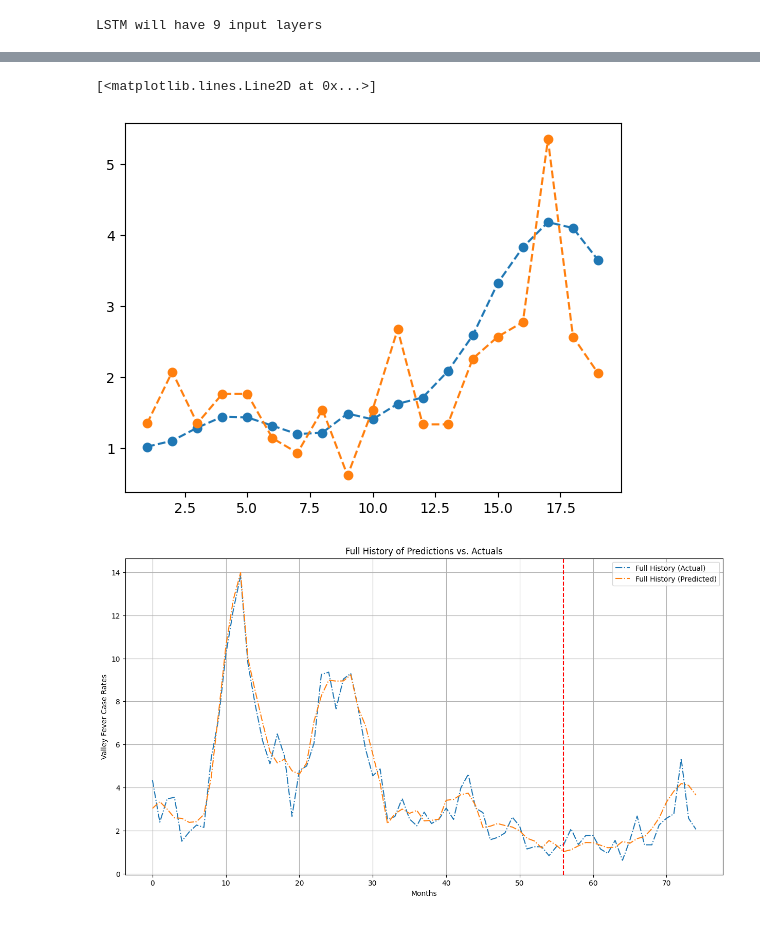
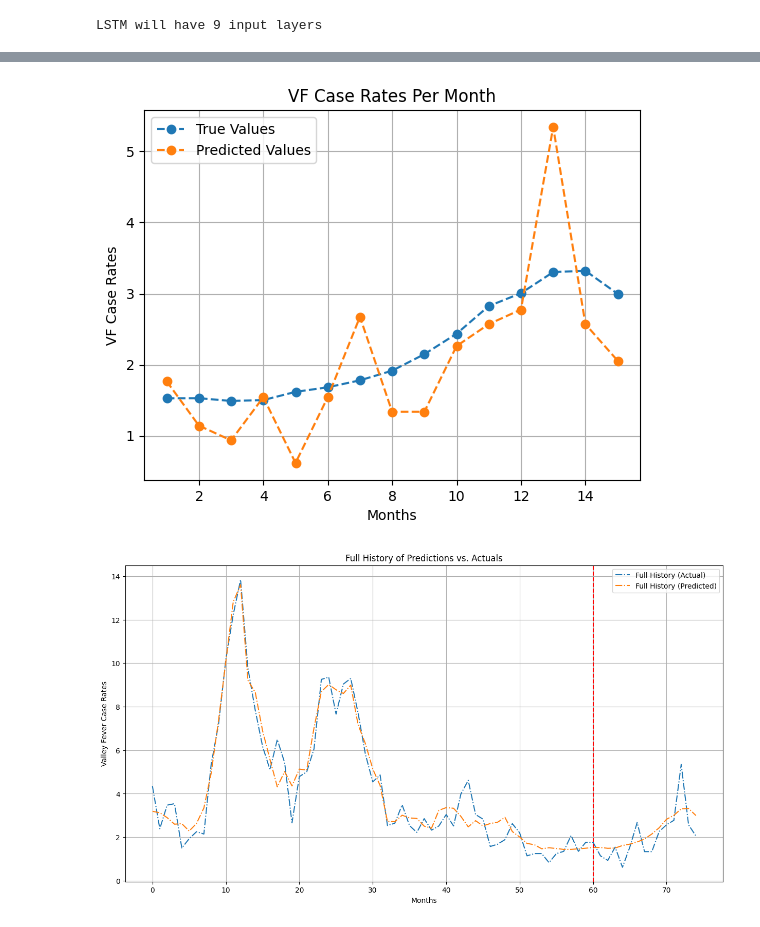
Before and after one commit to dillonallen92/CSUF-Project-Code, a Jupyter notebook: Project/code/notebooks/aug21_testing_notebook.ipynb, the cells around one changed output, grey strips where cells are left out. Saved outputs shown, nothing was run; the diff lists cells and outputs as text; code cells hidden in the pictures.

```diff
--- a/Project/code/notebooks/aug21_testing_notebook.ipynb
+++ b/Project/code/notebooks/aug21_testing_notebook.ipynb
@@ -148,7 +148,7 @@ features = torch.tensor(features, dtype=torch.float32)
 target   = torch.tensor(target, dtype=torch.float32)
 # %%
 # Train/Test split
-split_frac = 0.75
+split_frac = 0.80
 split_idx = int(len(features)*split_frac)
 X_train, X_test = features[:split_idx], features[split_idx:]
 y_train, y_test = target[:split_idx], target[split_idx:]
@@ -267,9 +267,13 @@ Epoch 291/300 - Training Loss 0.0594, Testing Loss 0.0594
 # %%
 plt.plot(np.linspace(1, len(y_test_pred), len(y_test_pred)), y_test_pred, '--o')
 plt.plot(np.linspace(1, len(y_test_true), len(y_test_true)), y_test_true, '--o')
+plt.xlabel("Months")
+plt.ylabel("VF Case Rates")
+plt.title("VF Case Rates Per Month")
+plt.legend({"Predicted Values", "True Values"})
+plt.grid(True)
 # %% [output]
-[<matplotlib.lines.Line2D at 0x...>]
-[figure, old version]
+[figure, new version]
 # %%
 # Concatenate the training and testing predictions and true values
 full_preds = np.concatenate((y_train_pred, y_test_pred))
@@ -287,4 +291,4 @@ plt.legend()
 plt.grid(True)
 plt.show()
 # %% [output]
-[figure, old version]
+[figure, new version]
```
Also changed, not shown: parts of 10 cells of this notebook.
